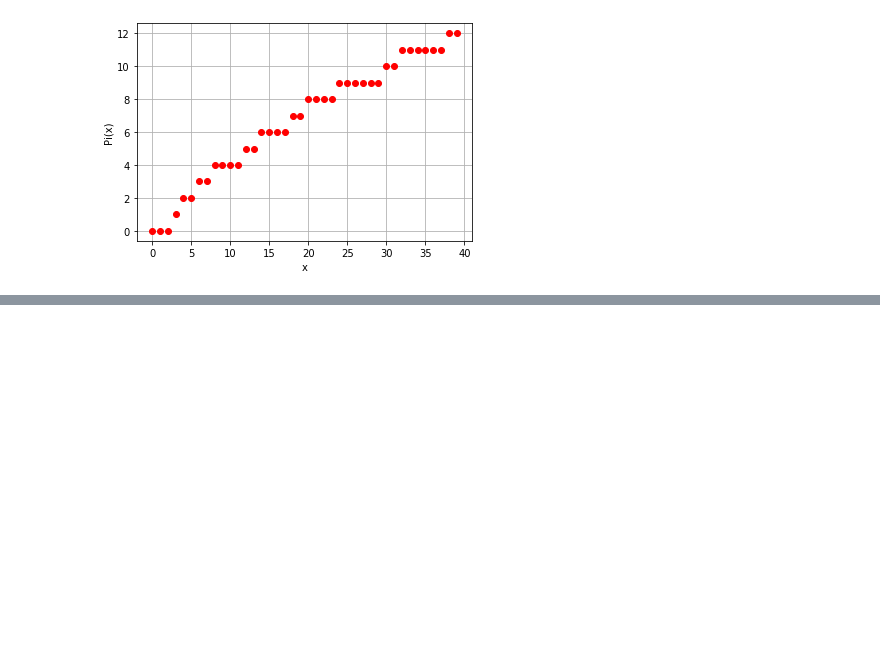
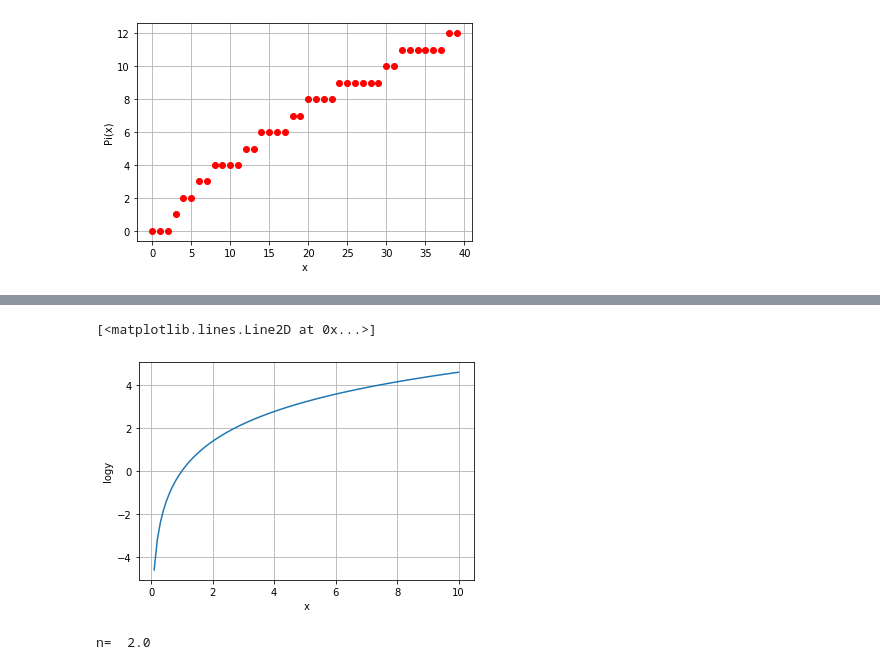
Before and after one commit to ryanjacobkelly/ryan, a Jupyter notebook: Asssignment 1.ipynb, the cells around one changed output, grey strips where cells are left out. Drawn from its saved outputs; the diff is of its cells as text; code cells hidden in the pictures; blank space fills up the shorter version.

```diff
--- a/Asssignment 1.ipynb
+++ b/Asssignment 1.ipynb
@@ -298,0 +337,9 @@ plt.grid(True)
+# %%
+#log graph
+plt.xlabel('x')
+plt.ylabel('log(y)')
+plt.grid(True)
+plt.plot(x,np.log(y))
+# %% [output]
+[<matplotlib.lines.Line2D at 0x...>]
+[figure, added]
@@ -298,0 +350,14 @@ plt.grid(True)
+# %%
+#value of n
+x1 = -2
+y1 = -4
+
+x2 = 1
+y2 = 2
+
+a = (y2 - y1) / (x2 - x1)
+b = y1 - a * x1
+
+print('n= ', a)
+# %% [output]
+n=  2.0
```
Also changed, not shown: parts of 5 cells of this notebook.
